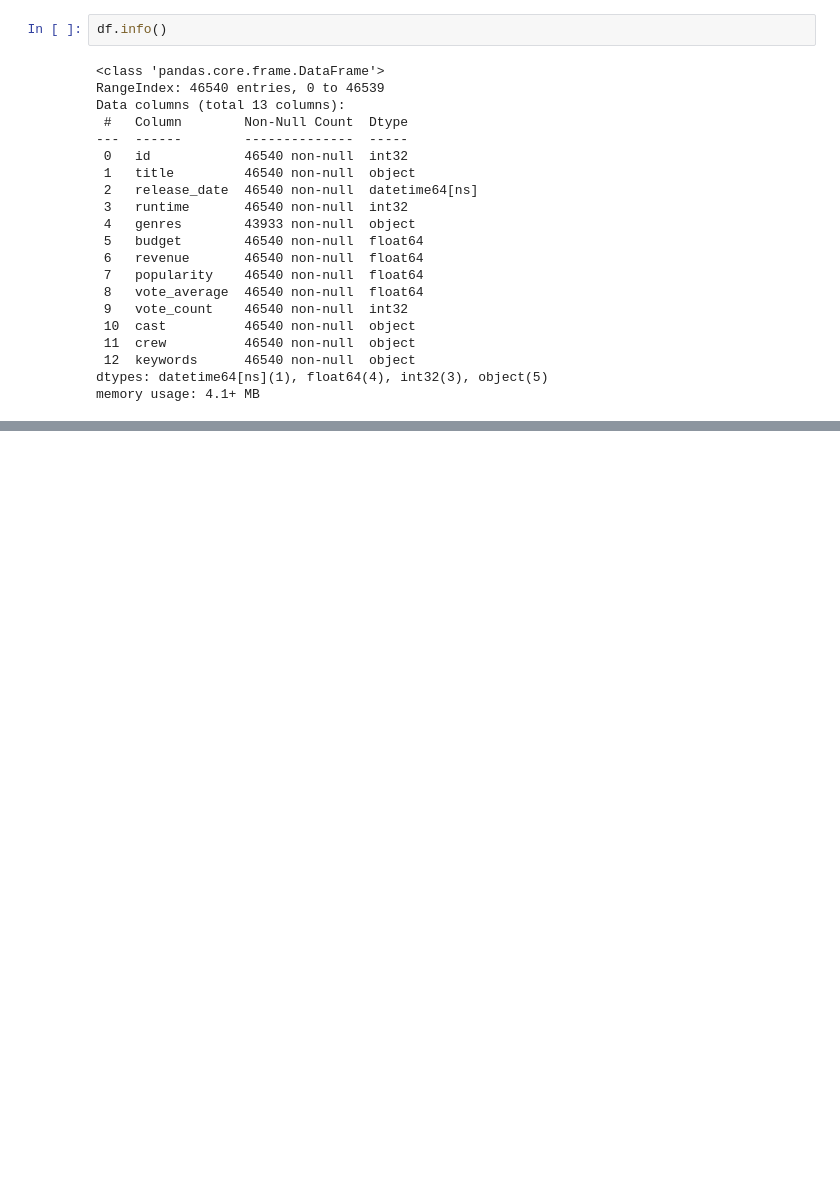
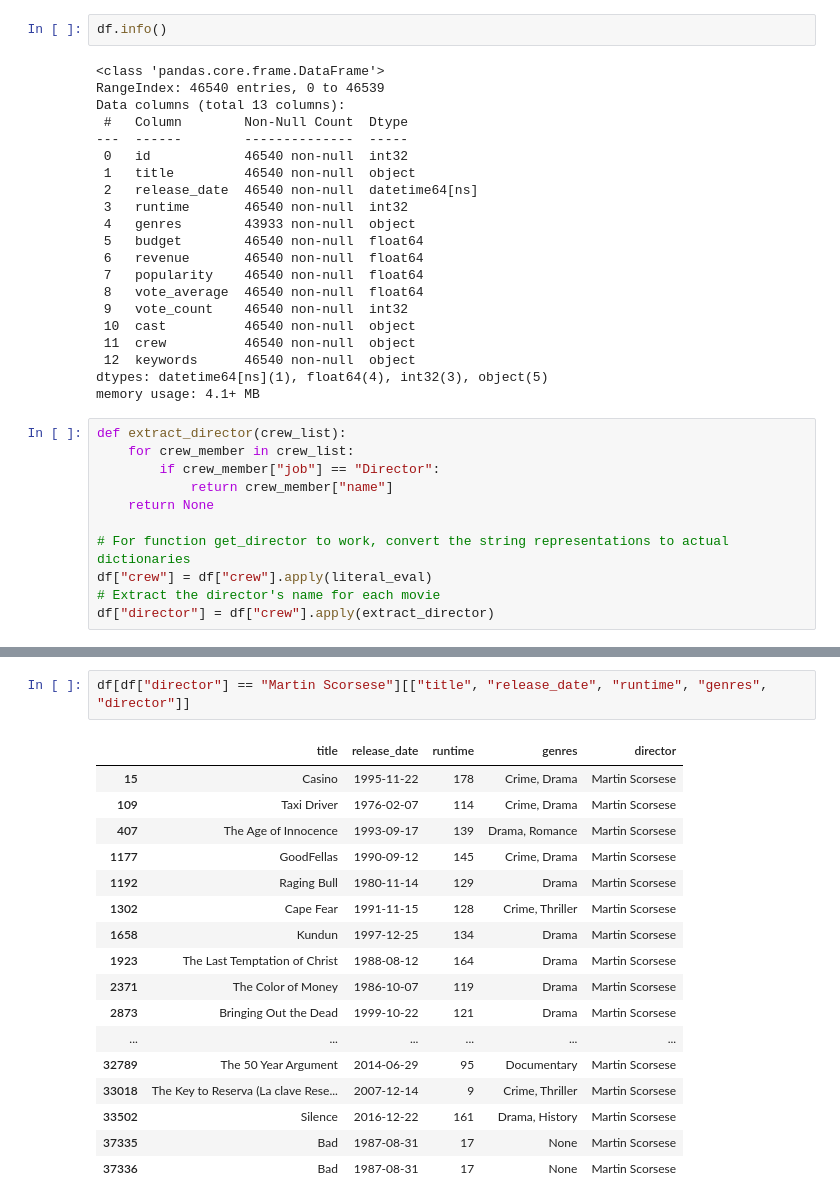
Before and after one commit to SanAntonik/MRS, a Jupyter notebook: DA_skill_showcase/MRS.ipynb, the cells around one changed output, grey strips where cells are left out. Cells and saved outputs as stored; diff of their text form; blank space fills up the shorter version.

Commit message:
Extract director name from crew

```diff
--- a/DA_skill_showcase/MRS.ipynb
+++ b/DA_skill_showcase/MRS.ipynb
@@ -453,3 +453,14 @@ Data columns (total 13 columns):
  12  keywords      46540 non-null  object
 dtypes: datetime64[ns](1), float64(4), int32(3), object(5)
 memory usage: 4.1+ MB
+# %%
+def extract_director(crew_list):
+    for crew_member in crew_list:
+        if crew_member["job"] == "Director":
+            return crew_member["name"]
+    return None
+
+# For function get_director to work, convert the string representations to actual dictionaries
+df["crew"] = df["crew"].apply(literal_eval)
+# Extract the director's name for each movie
+df["director"] = df["crew"].apply(extract_director)
@@ -455,0 +494,20 @@ memory usage: 4.1+ MB
+# %%
+df[df["director"] == "Martin Scorsese"][["title", "release_date", "runtime", "genres", "director"]]
+# %% [output]
+|  | title | release_date | runtime | genres | director |
+| 15 | Casino | 1995-11-22 | 178 | Crime, Drama | Martin Scorsese |
+| 109 | Taxi Driver | 1976-02-07 | 114 | Crime, Drama | Martin Scorsese |
+| 407 | The Age of Innocence | 1993-09-17 | 139 | Drama, Romance | Martin Scorsese |
+| 1177 | GoodFellas | 1990-09-12 | 145 | Crime, Drama | Martin Scorsese |
+| 1192 | Raging Bull | 1980-11-14 | 129 | Drama | Martin Scorsese |
+| 1302 | Cape Fear | 1991-11-15 | 128 | Crime, Thriller | Martin Scorsese |
+| 1658 | Kundun | 1997-12-25 | 134 | Drama | Martin Scorsese |
+| 1923 | The Last Temptation of Christ | 1988-08-12 | 164 | Drama | Martin Scorsese |
+| 2371 | The Color of Money | 1986-10-07 | 119 | Drama | Martin Scorsese |
+| 2873 | Bringing Out the Dead | 1999-10-22 | 121 | Drama | Martin Scorsese |
+| ... | ... | ... | ... | ... | ... |
+| 32789 | The 50 Year Argument | 2014-06-29 | 95 | Documentary | Martin Scorsese |
+| 33018 | The Key to Reserva (La clave Rese... | 2007-12-14 | 9 | Crime, Thriller | Martin Scorsese |
+| 33502 | Silence | 2016-12-22 | 161 | Drama, History | Martin Scorsese |
+| 37335 | Bad | 1987-08-31 | 17 | None | Martin Scorsese |
+| 37336 | Bad | 1987-08-31 | 17 | None | Martin Scorsese |
```
Also changed, not shown: parts of 4 cells of this notebook.
